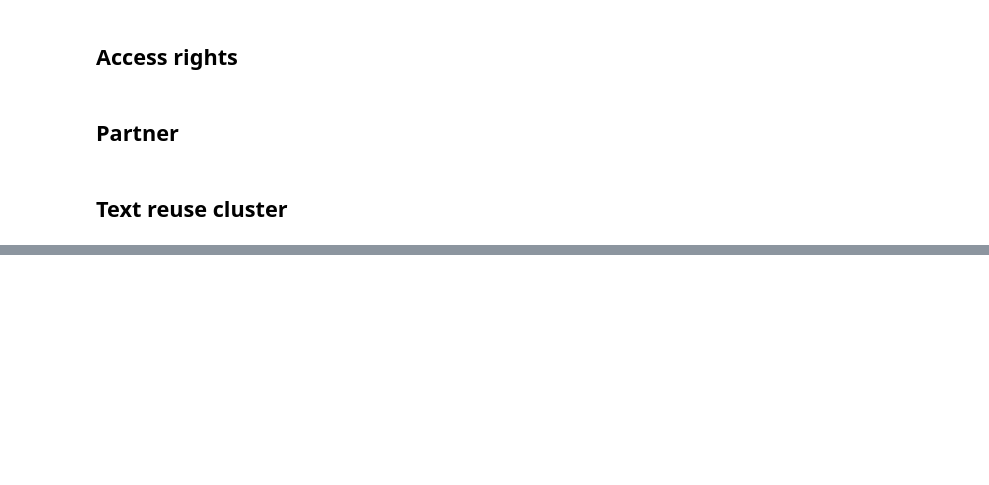
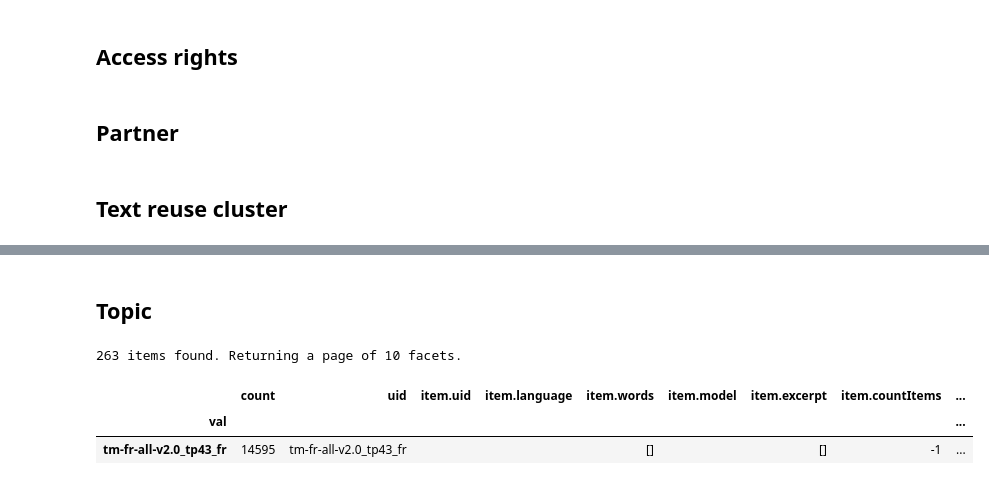
Before and after one commit to impresso/impresso-py, a Jupyter notebook: examples/notebooks/search.ipynb, the cells around one changed output, grey strips where cells are left out. Saved outputs shown, nothing was run; the diff lists cells and outputs as text; code cells hidden in the pictures; blank space fills up the shorter version.

```diff
--- a/examples/notebooks/search.ipynb
+++ b/examples/notebooks/search.ipynb
@@ -164,0 +308,11 @@ result.df.head(1)
+# %% [markdown]
+## Topic
+# %%
+result = impresso.search.facet("topic", q="pomme")
+print(f"{result.total} items found. Returning a page of {result.limit} facets.")
+result.df.head(1)
+# %% [output]
+263 items found. Returning a page of 10 facets.
+|  | count | uid | item.uid | item.language | item.words | item.model | item.excerpt | item.countItems | ... |
+| val |  |  |  |  |  |  |  |  | ... |
+| tm-fr-all-v2.0_tp43_fr | 14595 | tm-fr-all-v2.0_tp43_fr |  |  | [] |  | [] | -1 | ... |
```
Also changed, not shown: parts of 43 cells of this notebook, 1 other file.
